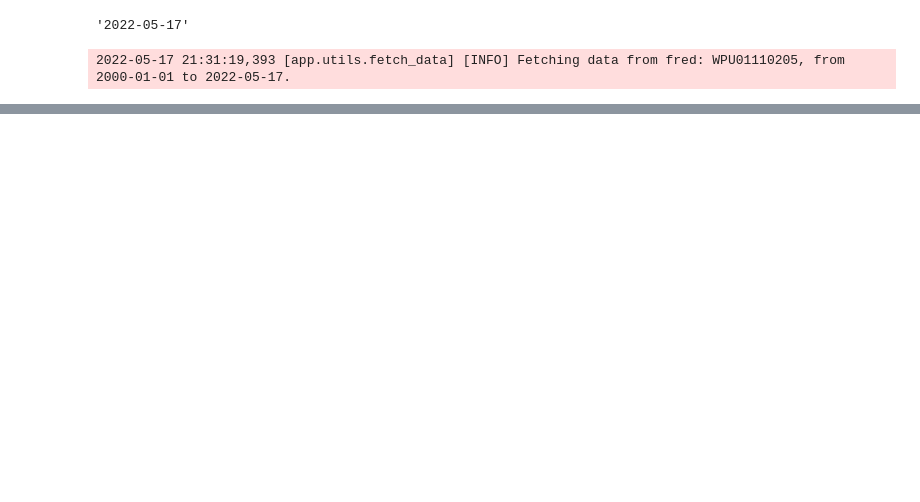
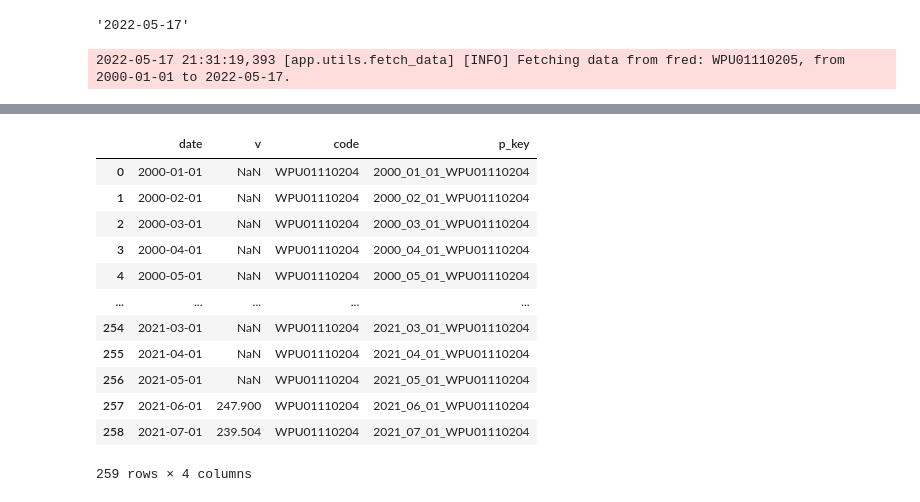
Before and after one commit to hooman34/food_producer_index_app, a Jupyter notebook: notebooks/00_00_download_data.ipynb, the cells around one changed output, grey strips where cells are left out. Drawn from its saved outputs; the diff is of its cells as text; code cells hidden in the pictures; blank space fills up the shorter version.

```diff
--- a/notebooks/00_00_download_data.ipynb
+++ b/notebooks/00_00_download_data.ipynb
@@ -97,3 +97,6 @@ hay = fred_fred('WPU01810101', observation_start='2000-01-01', observation_end=t
 avo = fred_fred('WPU01110205', observation_start='2000-01-01', observation_end=today)
 # %% [output]
 2022-05-17 21:31:19,393 [app.utils.fetch_data] [INFO] Fetching data from fred: WPU01110205, from 2000-01-01 to 2022-05-17.
+# %%
+fred_fred('WPU01110204', observation_start='2000-01-01', observation_end=today)
+# %% [output]
@@ -99,0 +104,13 @@ avo = fred_fred('WPU01110205', observation_start='2000-01-01', observation_end=t
+|  | date | v | code | p_key |
+| 0 | 2000-01-01 | NaN | WPU01110204 | 2000_01_01_WPU01110204 |
+| 1 | 2000-02-01 | NaN | WPU01110204 | 2000_02_01_WPU01110204 |
+| 2 | 2000-03-01 | NaN | WPU01110204 | 2000_03_01_WPU01110204 |
+| 3 | 2000-04-01 | NaN | WPU01110204 | 2000_04_01_WPU01110204 |
+| 4 | 2000-05-01 | NaN | WPU01110204 | 2000_05_01_WPU01110204 |
+| ... | ... | ... | ... | ... |
+| 254 | 2021-03-01 | NaN | WPU01110204 | 2021_03_01_WPU01110204 |
+| 255 | 2021-04-01 | NaN | WPU01110204 | 2021_04_01_WPU01110204 |
+| 256 | 2021-05-01 | NaN | WPU01110204 | 2021_05_01_WPU01110204 |
+| 257 | 2021-06-01 | 247.900 | WPU01110204 | 2021_06_01_WPU01110204 |
+| 258 | 2021-07-01 | 239.504 | WPU01110204 | 2021_07_01_WPU01110204 |
+259 rows × 4 columns
```
Also changed, not shown: parts of 2 cells of this notebook, 4 other files.
